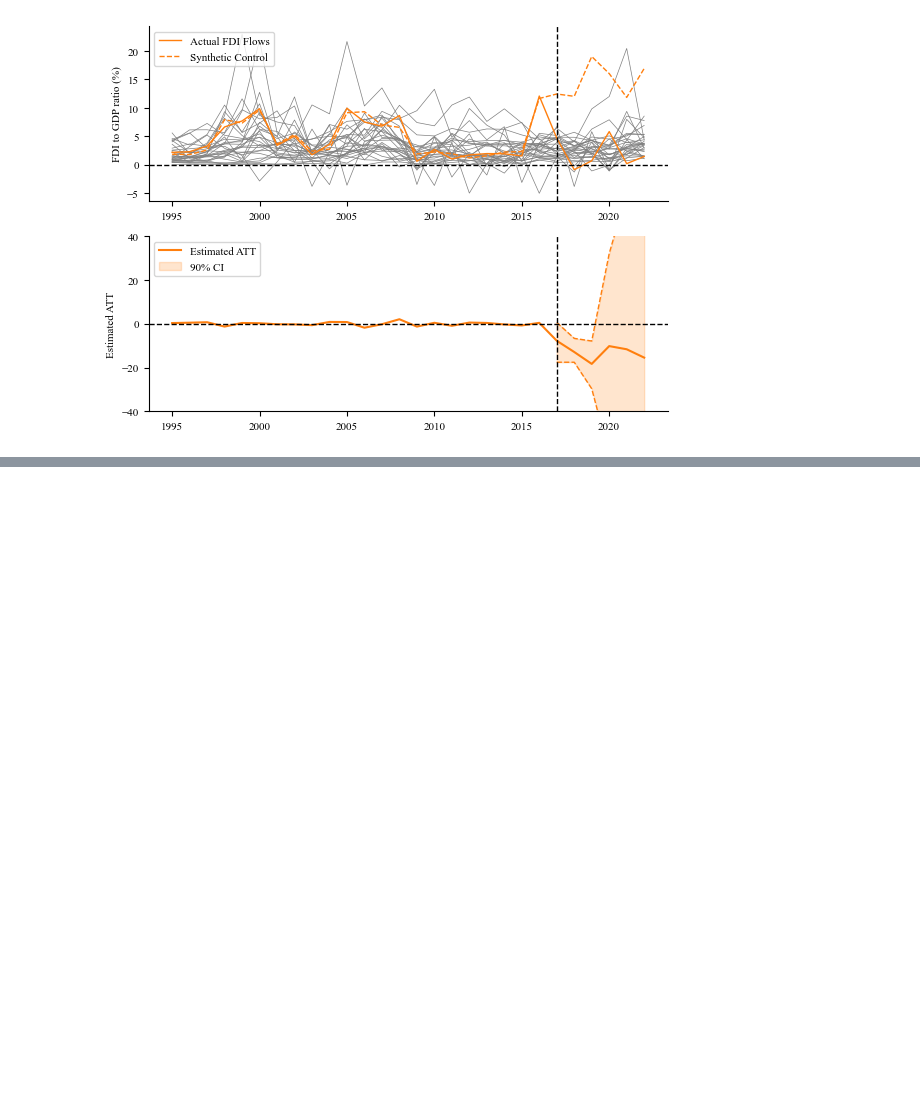
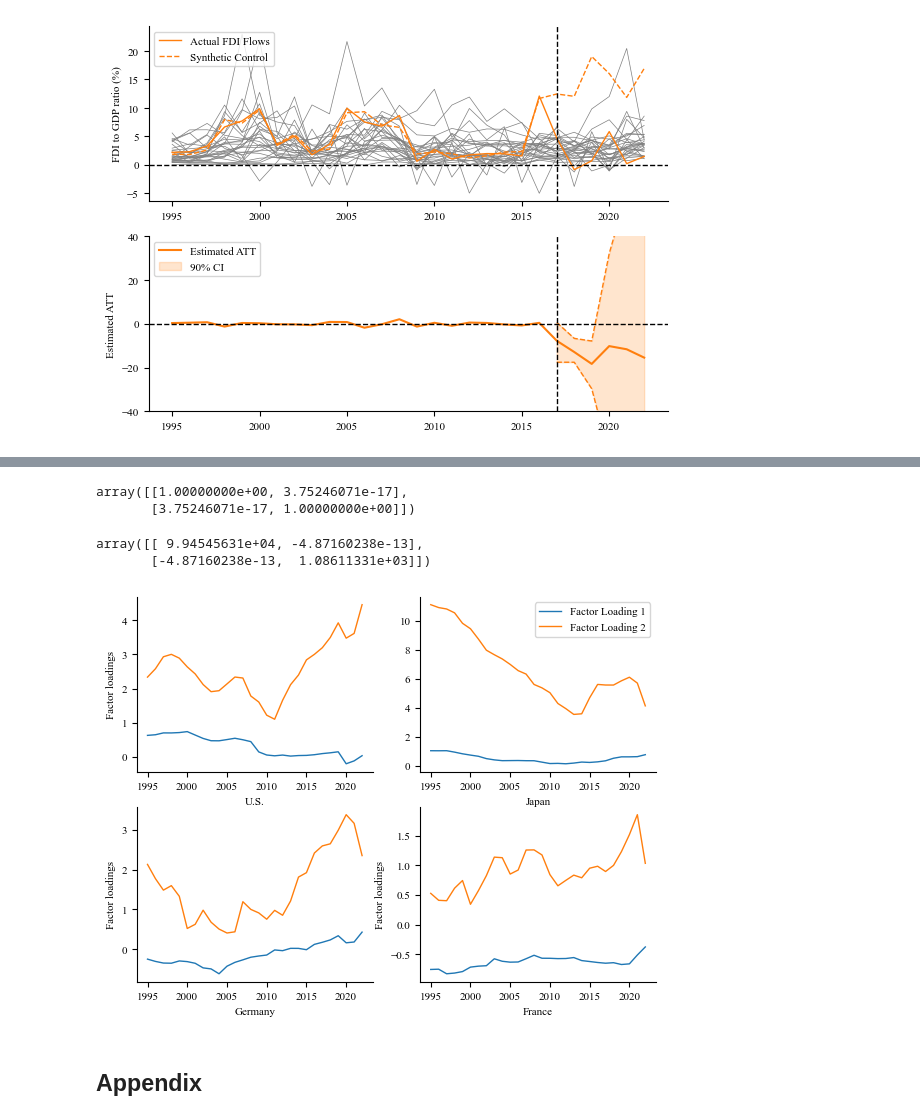
Before and after one commit to CongWang141/JMP, a Jupyter notebook: test7_empirical_study.ipynb, the cells around one changed output, grey strips where cells are left out. Cells and saved outputs as stored; diff of their text form; code cells hidden in the pictures; blank space fills up the shorter version.

```diff
--- a/test7_empirical_study.ipynb
+++ b/test7_empirical_study.ipynb
@@ -294,0 +320,49 @@ plt.savefig('figs/ukfdi_ipca.png', dpi=300)
+# %%
+model.Gama.T @ model.Gama
+# %% [output]
+array([[1.00000000e+00, 3.75246071e-17],
+       [3.75246071e-17, 1.00000000e+00]])
+# %%
+model.F @ model.F.T
+# %% [output]
+array([[ 9.94545631e+04, -4.87160238e-13],
+       [-4.87160238e-13,  1.08611331e+03]])
+# %%
+results2['us_loading1'] = (data.query("country == 'United States'")[covariates] @ model.Gama)[0].values
+results2['us_loading2'] = (data.query("country == 'United States'")[covariates] @ model.Gama)[1].values
+
+results2['jp_loading1'] = (data.query("country == 'Japan'")[covariates] @ model.Gama)[0].values
+results2['jp_loading2'] = (data.query("country == 'Japan'")[covariates] @ model.Gama)[1].values
+
+results2['de_loading1'] = (data.query("country == 'Germany'")[covariates] @ model.Gama)[0].values
+results2['de_loading2'] = (data.query("country == 'Germany'")[covariates] @ model.Gama)[1].values
+
+results2['fr_loading1'] = (data.query("country == 'France'")[covariates] @ model.Gama)[0].values
+results2['fr_loading2'] = (data.query("country == 'France'")[covariates] @ model.Gama)[1].values
+# %%
+fig, ax = plt.subplots(2, 2, figsize=(6.7, 5))
+
+sns.lineplot(data=results2, x='time', y='us_loading1', ax=ax[0, 0], linewidth=1)
+sns.lineplot(data=results2, x='time', y='us_loading2', ax=ax[0, 0], linewidth=1)
+ax[0, 0].set(ylabel='Factor loadings', xlabel='U.S.')
+
+sns.lineplot(data=results2, x='time', y='jp_loading1', ax=ax[0, 1], label='Factor Loading 1', linewidth=1)
+sns.lineplot(data=results2, x='time', y='jp_loading2', ax=ax[0, 1], label='Factor Loading 2', linewidth=1)
+ax[0, 1].set(ylabel='', xlabel='Japan')
+
+sns.lineplot(data=results2, x='time', y='de_loading1', ax=ax[1, 0], linewidth=1)
+sns.lineplot(data=results2, x='time', y='de_loading2', ax=ax[1, 0], linewidth=1)
+ax[1, 0].set(ylabel='Factor loadings', xlabel='Germany')
+
+sns.lineplot(data=results2, x='time', y='fr_loading1', ax=ax[1, 1], linewidth=1)
+sns.lineplot(data=results2, x='time', y='fr_loading2', ax=ax[1, 1], linewidth=1)
+ax[1, 1].set(ylabel='Factor loadings', xlabel='France')
+
+sns.despine()
+# save the fig
+plt.savefig('figs/loadings_ipca.png', dpi=300)
+# %% [output]
+[figure, added]
+# %% [markdown]
+Appendix
+---
```
Also changed, not shown: parts of 7 cells of this notebook, 1 other file.
